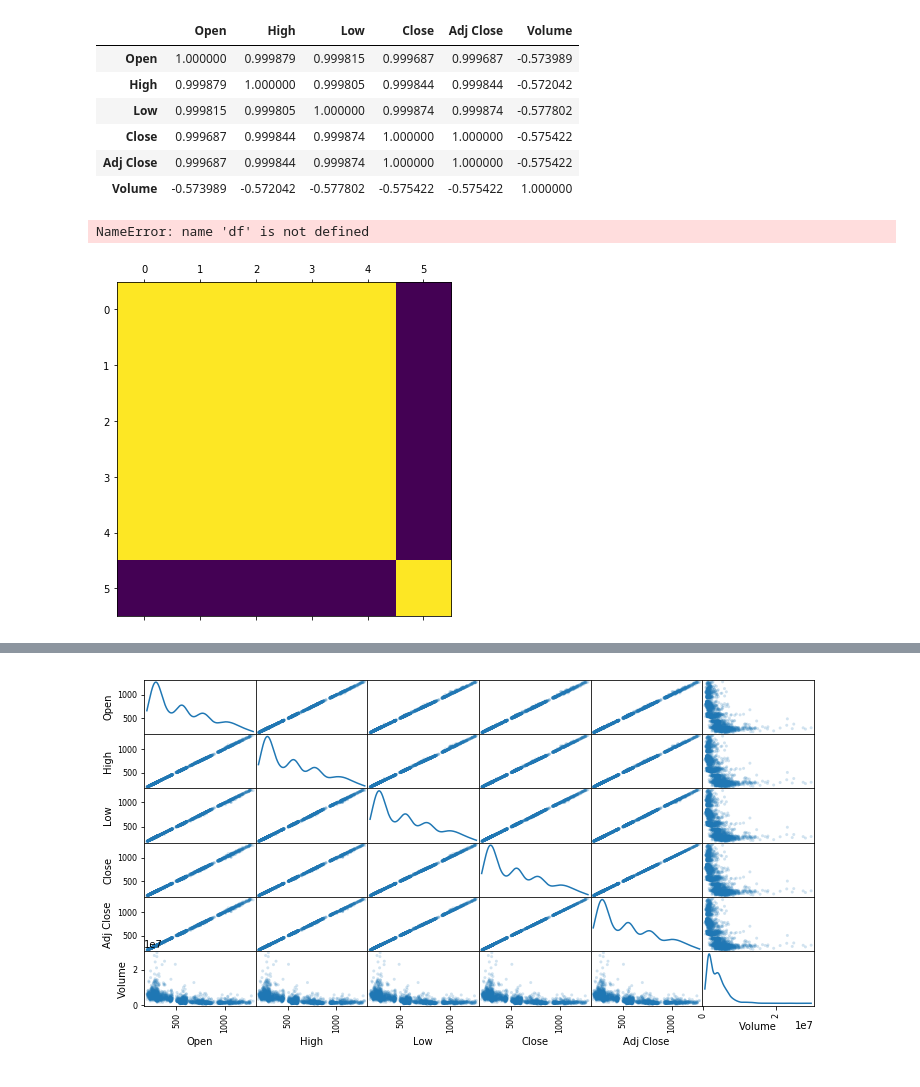
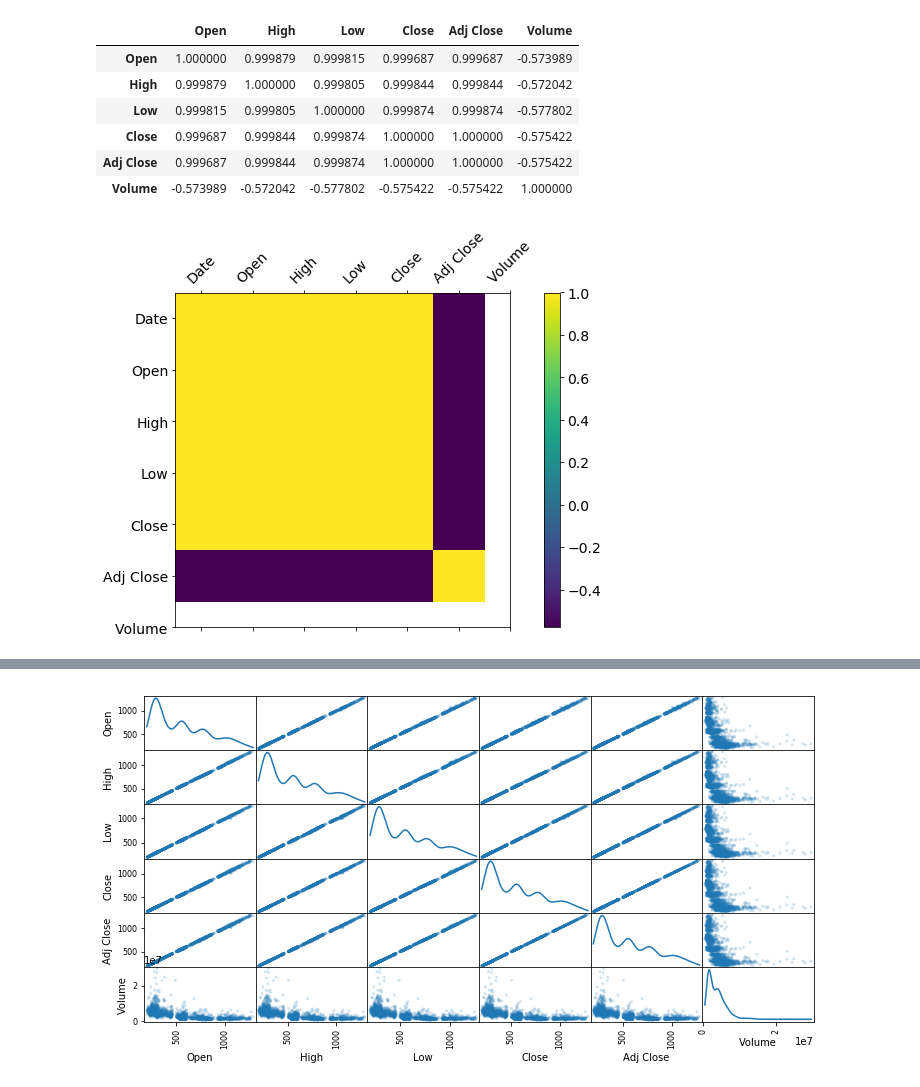
Before and after one commit to vchrombie/shuri, a Jupyter notebook: stock-price-prediction.ipynb, the cells around one changed output, grey strips where cells are left out. Drawn from its saved outputs; the diff is of its cells as text; code cells hidden in the pictures.

```diff
--- a/stock-price-prediction.ipynb
+++ b/stock-price-prediction.ipynb
@@ -115,15 +136,14 @@ totaldata.corr()
 # %%
 # Correlation Matrix Plot
 
 f = plt.figure(figsize=(12, 6))
 plt.matshow(totaldata.corr(), fignum=f.number)
-plt.xticks(range(df.shape[1]), df.columns, fontsize=14, rotation=45)
-plt.yticks(range(df.shape[1]), df.columns, fontsize=14)
+plt.xticks(range(totaldata.shape[1]), totaldata.columns, fontsize=14, rotation=45)
+plt.yticks(range(totaldata.shape[1]), totaldata.columns, fontsize=14)
 cb = plt.colorbar()
 cb.ax.tick_params(labelsize=14)
 # %% [output]
-NameError: name 'df' is not defined
-[figure, old version]
+[figure, new version]
 # %%
 # Correlation heatmap
 
```
Also changed, not shown: parts of 9 cells of this notebook.
